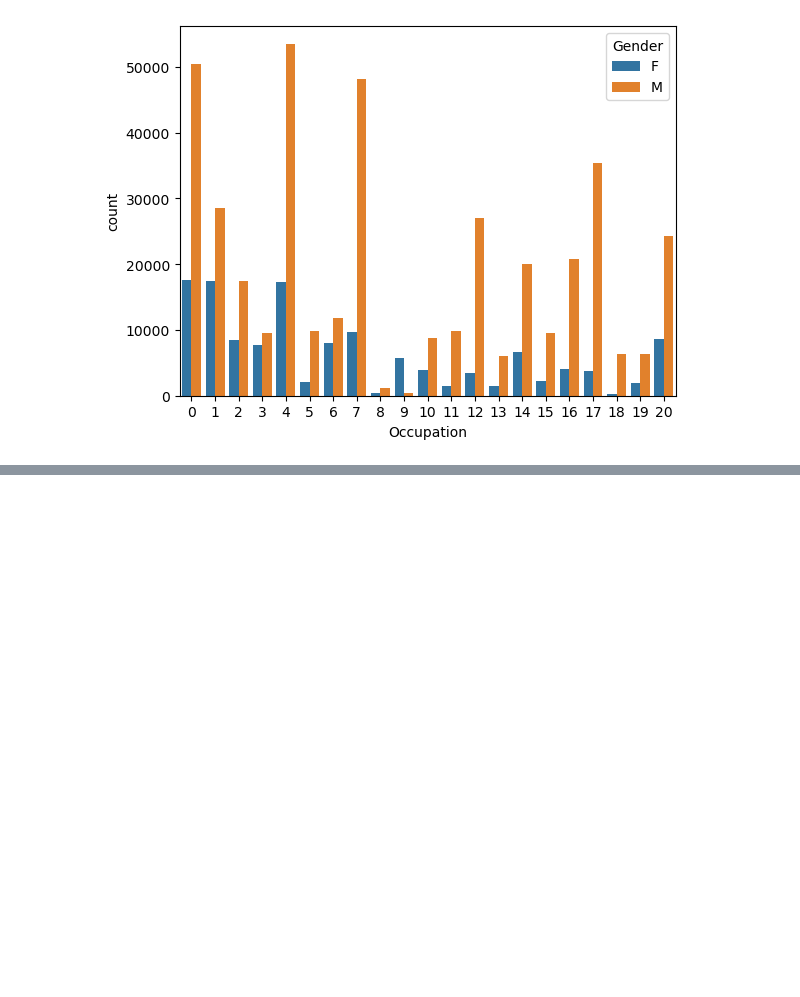
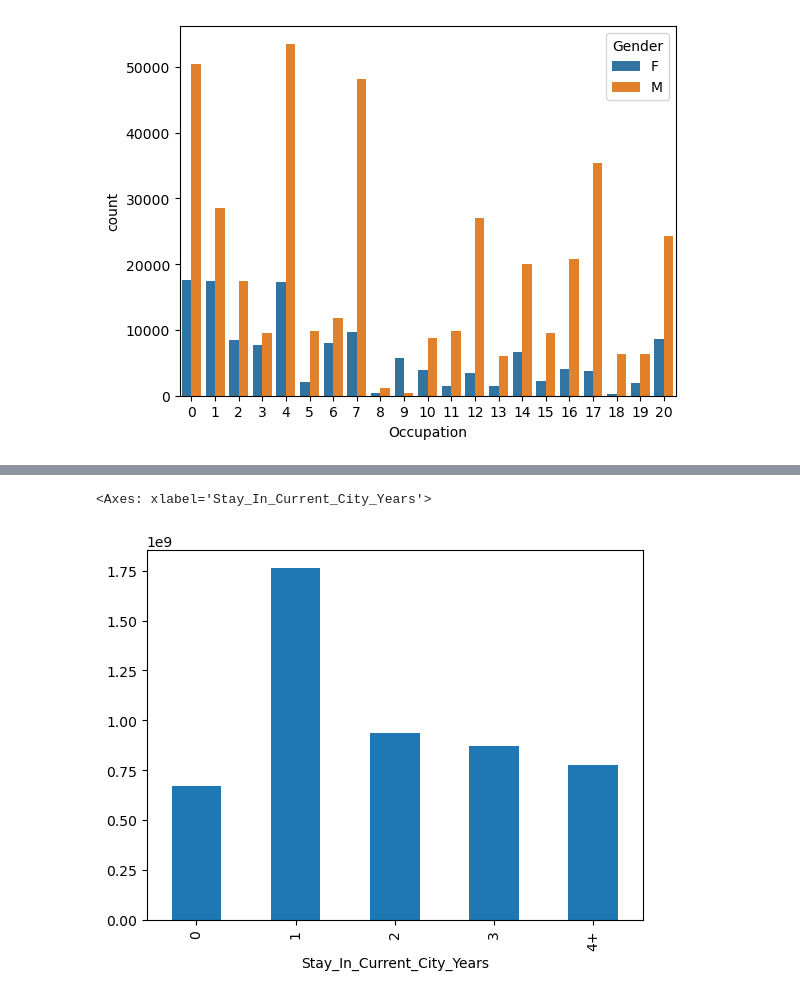
Before and after one commit to harika16-mangu/Black_Friday_Sales_DataAnalysis, a Jupyter notebook: Untitled.ipynb, the cells around one changed output, grey strips where cells are left out. Cells and saved outputs as stored; diff of their text form; code cells hidden in the pictures; blank space fills up the shorter version.

```diff
--- a/Untitled.ipynb
+++ b/Untitled.ipynb
@@ -385,0 +425,6 @@ bf.groupby('Product_Category_1').size().plot(kind="pie",autopct="%.2f")
+# %%
+#purchases made by people depending on the stay of the people in cities
+bf.groupby('Stay_In_Current_City_Years').sum()['Purchase'].plot(kind='bar')
+# %% [output]
+<Axes: xlabel='Stay_In_Current_City_Years'>
+[figure, added]
```
Also changed, not shown: parts of 15 cells of this notebook.
